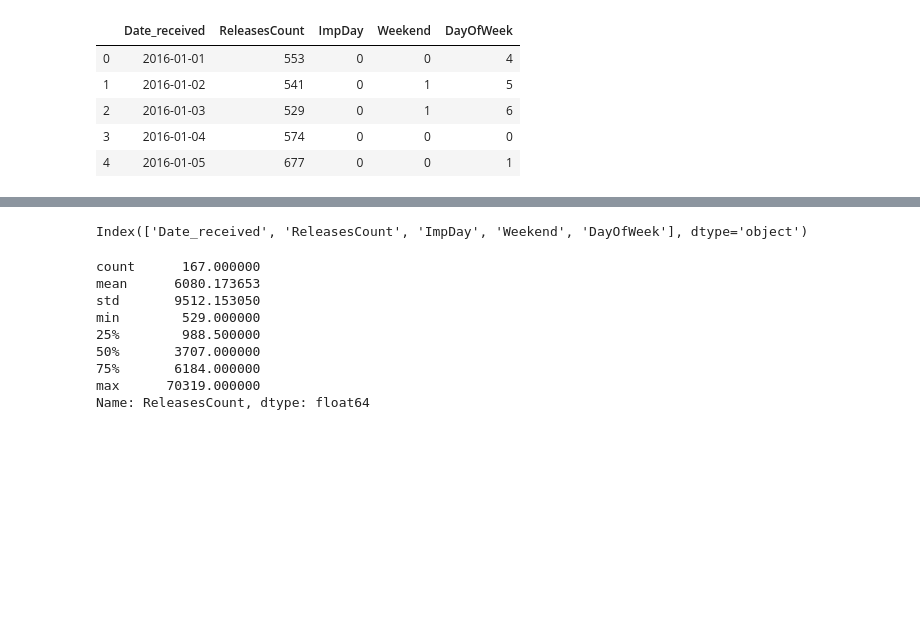
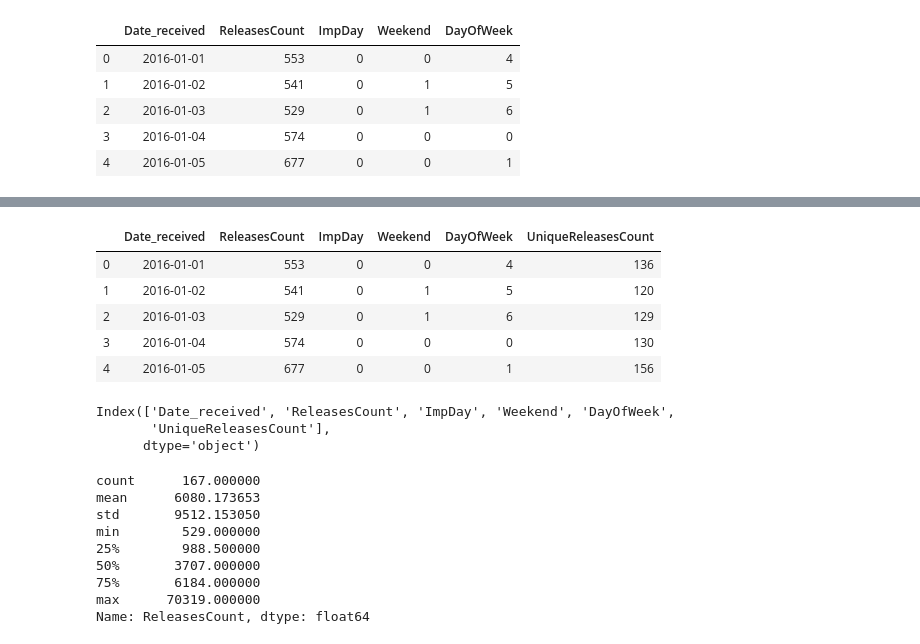
Before and after one commit to mahimaarora/O2O_CouponRedemption, a Jupyter notebook: Approach1/RateDateAnalysis.ipynb, the cells around one changed output, grey strips where cells are left out. Drawn from its saved outputs; the diff is of its cells as text; code cells hidden in the pictures; blank space fills up the shorter version.

```diff
--- a/Approach1/RateDateAnalysis.ipynb
+++ b/Approach1/RateDateAnalysis.ipynb
@@ -463,0 +462,4 @@ date_level.to_csv('DataSets/DatasetsCreated/date_level.csv',index=False)
+# %%
+unique_coupons_train = pd.DataFrame(df_off_coupon.groupby(['Date_received'])['Coupon_id'].nunique()
+                                   .reset_index(name='UniqueReleasesCount'))
+unique_coupons_train.head()
@@ -464,7 +473,19 @@ date_level.to_csv('DataSets/DatasetsCreated/date_level.csv',index=False)
+# %%
+date_level = date_level.merge(unique_coupons_train,how='left',on='Date_received')
+date_level.head()
+# %% [output]
+|  | Date_received | ReleasesCount | ImpDay | Weekend | DayOfWeek | UniqueReleasesCount |
+| 0 | 2016-01-01 | 553 | 0 | 0 | 4 | 136 |
+| 1 | 2016-01-02 | 541 | 0 | 1 | 5 | 120 |
+| 2 | 2016-01-03 | 529 | 0 | 1 | 6 | 129 |
+| 3 | 2016-01-04 | 574 | 0 | 0 | 0 | 130 |
+| 4 | 2016-01-05 | 677 | 0 | 0 | 1 | 156 |
 # %%
 date_level.columns
 # %% [output]
-Index(['Date_received', 'ReleasesCount', 'ImpDay', 'Weekend', 'DayOfWeek'], dtype='object')
+Index(['Date_received', 'ReleasesCount', 'ImpDay', 'Weekend', 'DayOfWeek',
+       'UniqueReleasesCount'],
+      dtype='object')
 # %%
 date_level['ReleasesCount'].describe()
 # %% [output]
```
Also changed, not shown: parts of 8 cells of this notebook, 10 other files.
